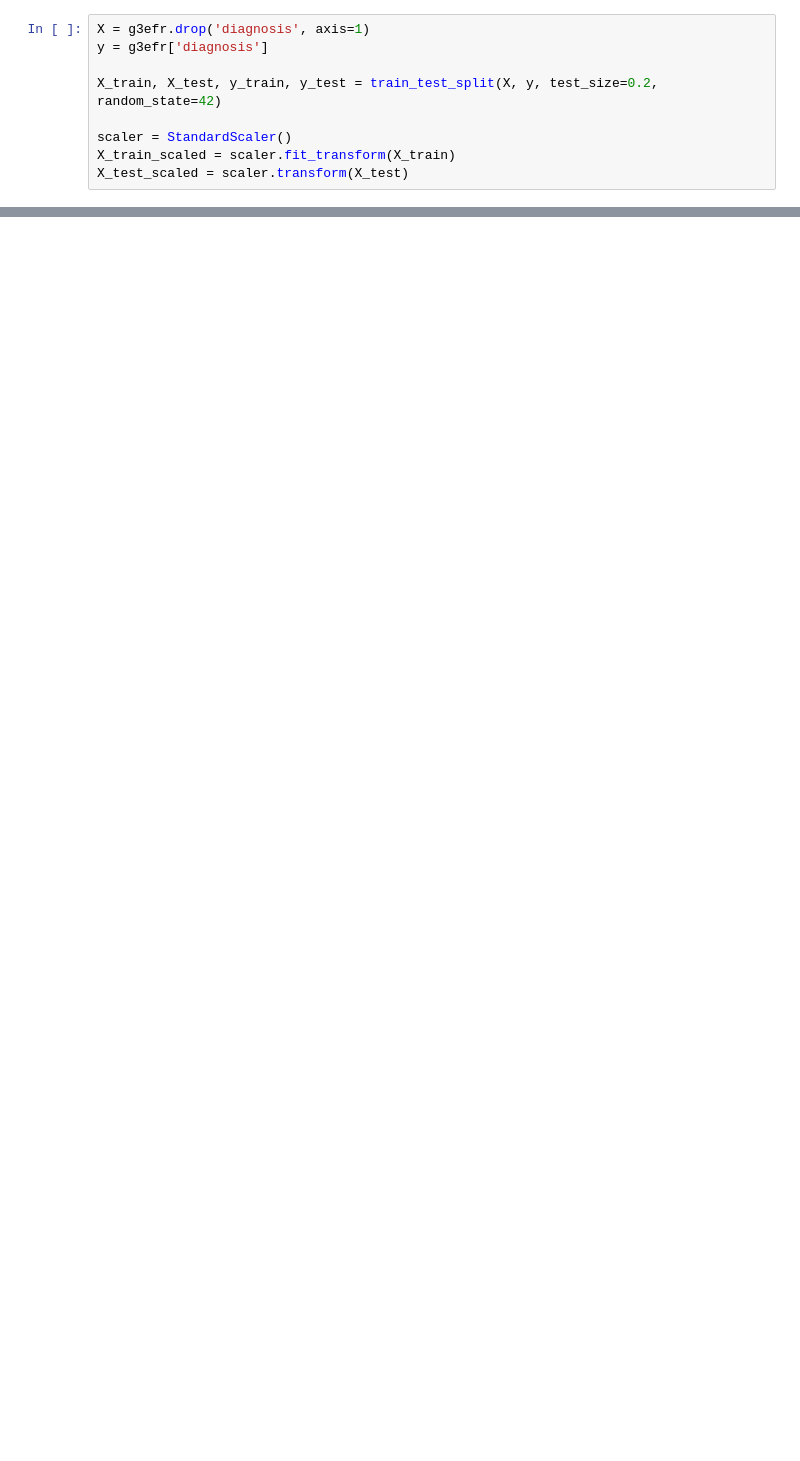
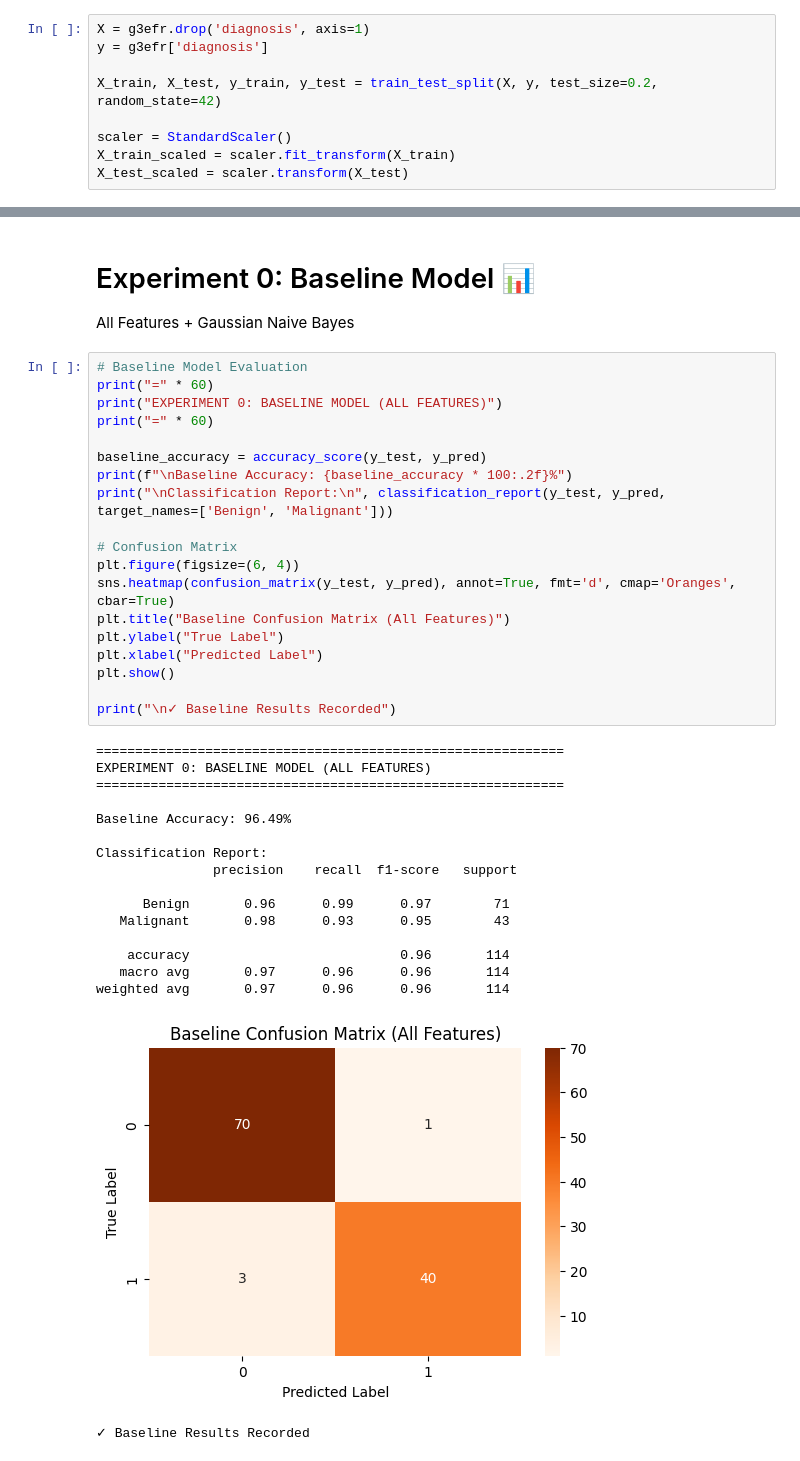
Before and after one commit to Mohamed-Ehab-Sabry/ml-mushroom-breast-cancer-classifier, a Jupyter notebook: breast_cancer.ipynb, the cells around one changed output, grey strips where cells are left out. Cells and saved outputs as stored; diff of their text form; blank space fills up the shorter version.

```diff
--- a/breast_cancer.ipynb
+++ b/breast_cancer.ipynb
@@ -211,3 +222,43 @@ accuracy = gnb.score(X_test_scaled, y_test)
 print(f"Accuracy: {accuracy}")
 # %% [output]
 Accuracy: 96.49122807017544
+# %% [markdown]
+# Experiment 0: Baseline Model 📊
+All Features + Gaussian Naive Bayes
+# %%
+# Baseline Model Evaluation
+print("=" * 60)
+print("EXPERIMENT 0: BASELINE MODEL (ALL FEATURES)")
+print("=" * 60)
+
+baseline_accuracy = accuracy_score(y_test, y_pred)
+print(f"\nBaseline Accuracy: {baseline_accuracy * 100:.2f}%")
+print("\nClassification Report:\n", classification_report(y_test, y_pred, target_names=['Benign', 'Malignant']))
+
+# Confusion Matrix
+plt.figure(figsize=(6, 4))
+sns.heatmap(confusion_matrix(y_test, y_pred), annot=True, fmt='d', cmap='Oranges', cbar=True)
+plt.title("Baseline Confusion Matrix (All Features)")
+plt.ylabel("True Label")
+plt.xlabel("Predicted Label")
+plt.show()
+
+print("\n✓ Baseline Results Recorded")
+# %% [output]
+============================================================
+EXPERIMENT 0: BASELINE MODEL (ALL FEATURES)
+============================================================
+
+Baseline Accuracy: 96.49%
+
+Classification Report:
+               precision    recall  f1-score   support
+
+      Benign       0.96      0.99      0.97        71
+   Malignant       0.98      0.93      0.95        43
+
+    accuracy                           0.96       114
+   macro avg       0.97      0.96      0.96       114
+weighted avg       0.97      0.96      0.96       114
+[figure, added]
+✓ Baseline Results Recorded
```
Also changed, not shown: parts of 14 cells of this notebook.
